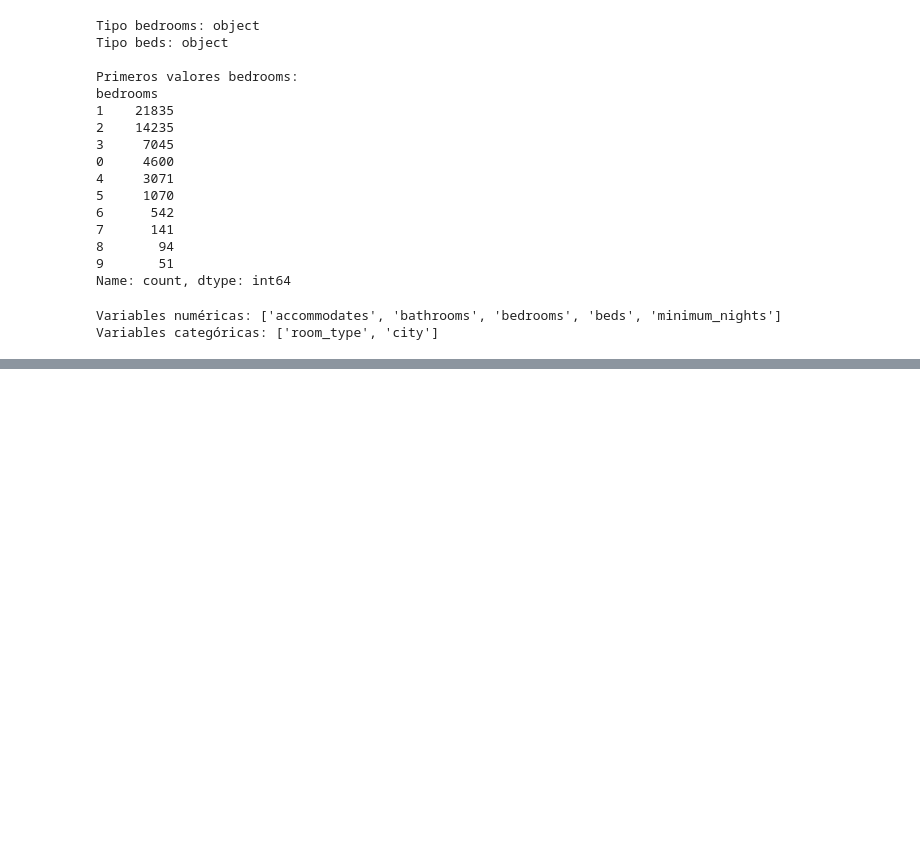
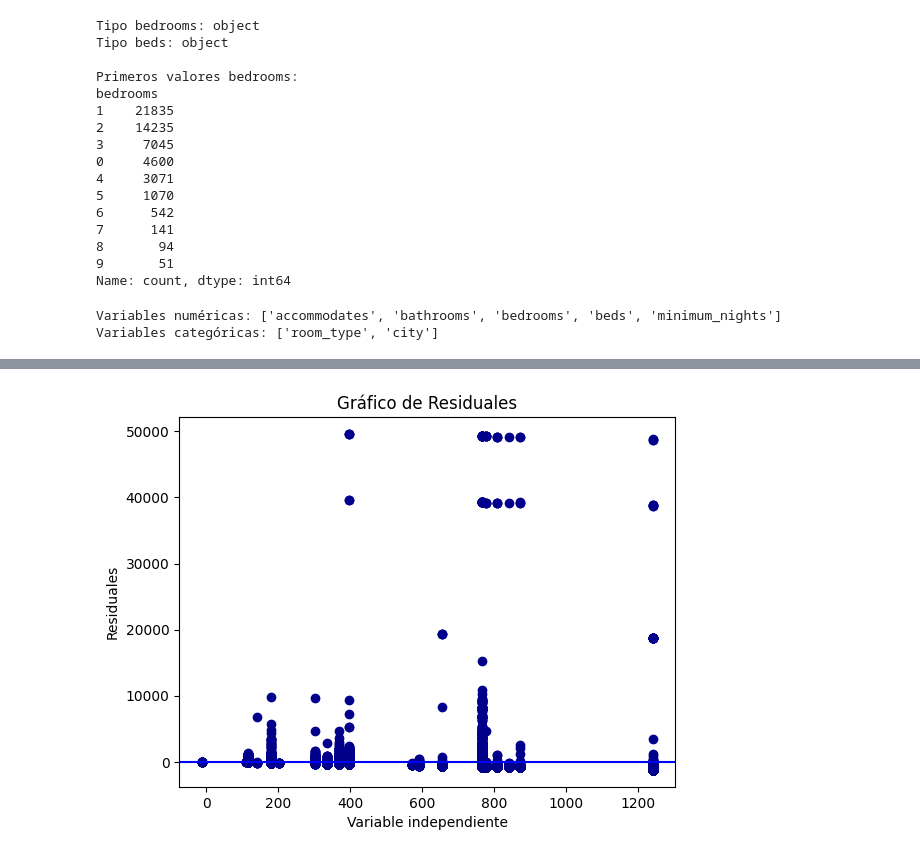
Before and after one commit to Hugo2049/laboratorio-4-mineria, a Jupyter notebook: lab4.ipynb, the cells around one changed output, grey strips where cells are left out. Drawn from its saved outputs; the diff is of its cells as text; code cells hidden in the pictures; blank space fills up the shorter version.

```diff
--- a/lab4.ipynb
+++ b/lab4.ipynb
@@ -502,0 +633,11 @@ Variables categóricas: ['room_type', 'city']
+# %%
+residuales = y_test - lr_pred
+
+plt.plot(lr_pred, residuales, 'o', color='darkblue')
+plt.axhline(0, color='blue')
+plt.title("Gráfico de Residuales")
+plt.xlabel("Variable independiente")
+plt.ylabel("Residuales")
+plt.show()
+# %% [output]
+[figure, added]
```
Also changed, not shown: parts of 14 cells of this notebook.
